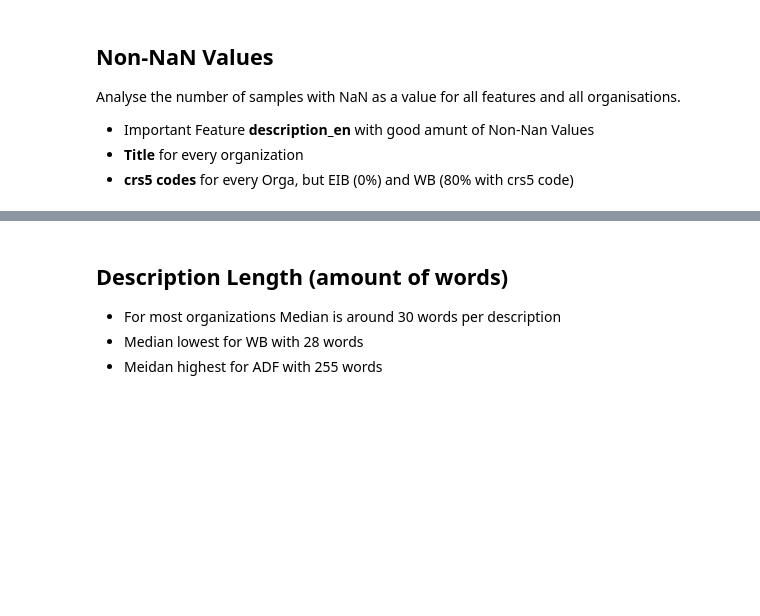
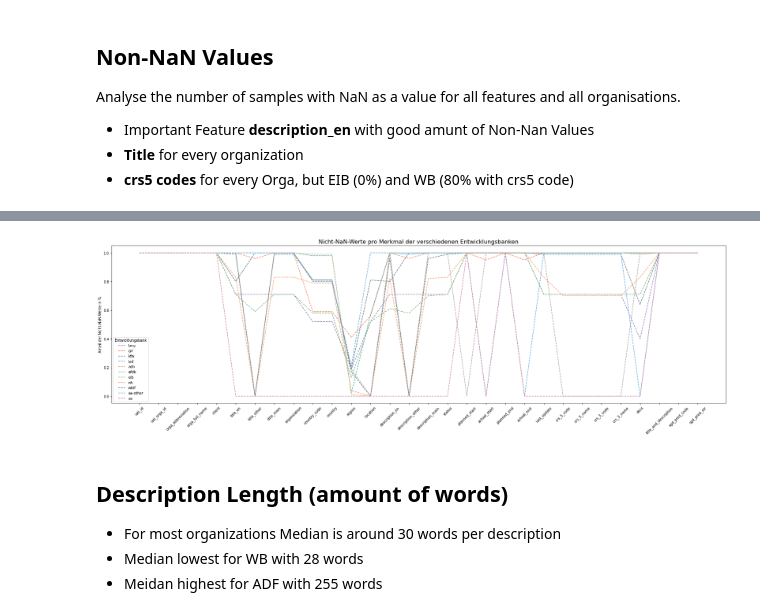
Before and after one commit to JanMuehlnikel/NLP-Development-Banks-Collaboration-Analyzer, a Jupyter notebook: data/exploreation/nan_value_checks.ipynb, the cells around one changed output, grey strips where cells are left out. Cells and saved outputs as stored; diff of their text form; code cells hidden in the pictures; blank space fills up the shorter version.

```diff
--- a/data/exploreation/nan_value_checks.ipynb
+++ b/data/exploreation/nan_value_checks.ipynb
@@ -120,11 +56,14 @@ Analyse the number of samples with NaN as a value for all features and all organ
 # %%
 # extract the nan values for each orga
-for i in orgas:
-    df = orgas[i][0]
-    df_len = len(df)
-    nan_list = []
-    for c in columns:
-        nan_count = df[c].isna().sum()
+nan_list = []
+
+for i in orgas_names:
+    orga_df = df[df["orga_abbreviation"] == i]
+    df_len = len(orga_df)
+    nan_orga_list = []
+
+    for c in columns_list:
+        nan_count = orga_df[c].isna().sum()
         non_nan_perc = round(1 - nan_count / df_len, 2)
-        nan_list.append(non_nan_perc)
-    orgas[i].append(nan_list)
+        nan_orga_list.append(non_nan_perc)
+    nan_list.append(nan_orga_list)
@@ -179,3 +70,36 @@ for idx, (key, values) in enumerate(orgas.items()):
+# %%
+color_palette = [
+    '#967BB6',  # Rich lavender
+    '#EF8354',  # Deep coral
+    '#4F6D7A',  # Cool teal
+    '#48A9A6',  # Vivid cerulean
+    '#D4B483',  # Earthy ochre
+    '#79B473',  # Lush green
+    '#AB9F9D',  # Warm taupe
+    '#F49D6E',  # Vibrant tangerine
+    '#5D737E',  # Moody slate
+    '#5AA9E6',  # Bright sky blue
+    '#D77FA1',  # Soft rose
+]
+
+linestyles = ["--", "-.", "--", "-.", "--", "-.", "--", "-.", "--"]
+
+# Plot all lines together
+plt.figure(figsize=(25, 8))
+
+for i in range(0, len(orgas_names)):
+    sns.lineplot(x=range(len(columns_list)), y=nan_list[i], label=orgas_names[i], linestyle="--", color=color_palette[i])
+
+plt.title('Nicht-NaN-Werte pro Merkmal der verschiedenen Entwicklungsbanken', fontsize=16)
+plt.ylabel('Anteil der Nicht-NaN-Werte in %')
+plt.xticks(ticks=range(len(columns_list)), labels=columns_list, rotation=45)
+plt.legend(title='Entwicklungsbank')
+plt.grid(False)
+plt.tight_layout()
+plt.savefig('img/all_nan_features.png')
+plt.show()
+# %% [output]
+[figure, added]
 # %% [markdown]
 ## **Description Length (amount of words)**
 
```
Also changed, not shown: parts of 27 cells of this notebook, 16 other files.
